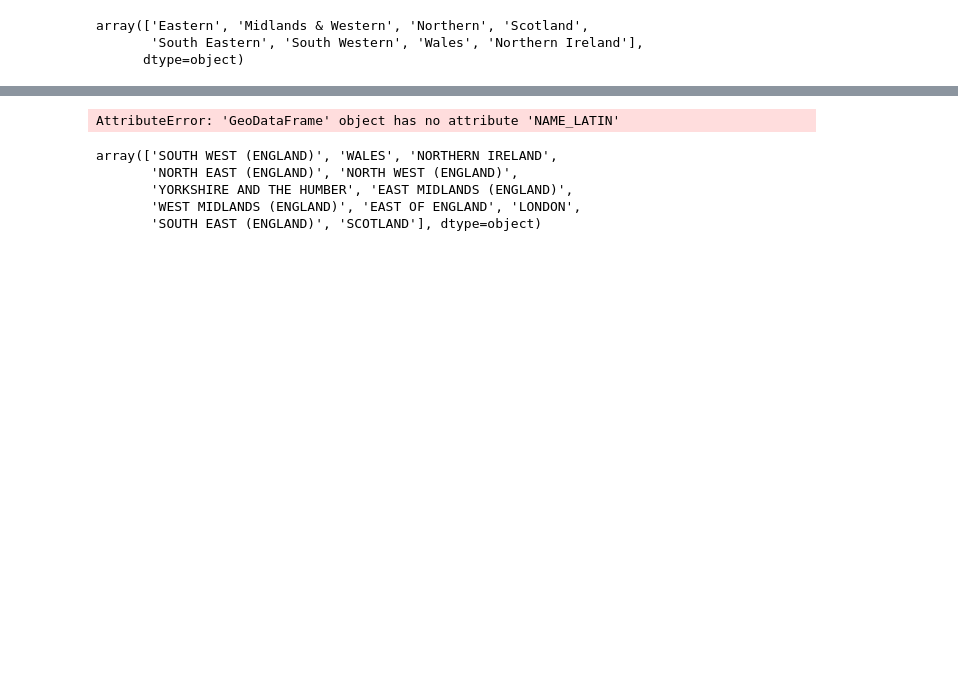
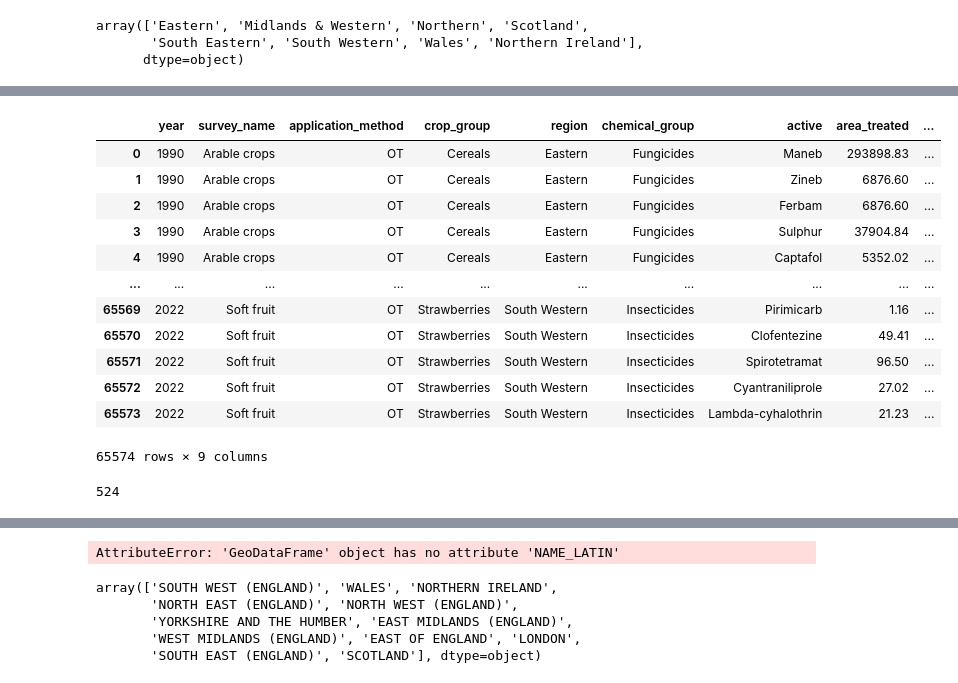
Before and after one commit to jhellingsdata/RADataHub, a Jupyter notebook: misc/fertiliser/map_merge.ipynb, the cells around one changed output, grey strips where cells are left out. Cells and saved outputs as stored; diff of their text form; code cells hidden in the pictures; blank space fills up the shorter version.

```diff
--- a/misc/fertiliser/map_merge.ipynb
+++ b/misc/fertiliser/map_merge.ipynb
@@ -44,0 +202,20 @@ gdf.to_file("/Users/finn/Documents/GitHub/RADataHub/customRegions.geoJson", driv
+# %%
+df
+# %% [output]
+|  | year | survey_name | application_method | crop_group | region | chemical_group | active | area_treated | ... |
+| 0 | 1990 | Arable crops | OT | Cereals | Eastern | Fungicides | Maneb | 293898.83 | ... |
+| 1 | 1990 | Arable crops | OT | Cereals | Eastern | Fungicides | Zineb | 6876.60 | ... |
+| 2 | 1990 | Arable crops | OT | Cereals | Eastern | Fungicides | Ferbam | 6876.60 | ... |
+| 3 | 1990 | Arable crops | OT | Cereals | Eastern | Fungicides | Sulphur | 37904.84 | ... |
+| 4 | 1990 | Arable crops | OT | Cereals | Eastern | Fungicides | Captafol | 5352.02 | ... |
+| ... | ... | ... | ... | ... | ... | ... | ... | ... | ... |
+| 65569 | 2022 | Soft fruit | OT | Strawberries | South Western | Insecticides | Pirimicarb | 1.16 | ... |
+| 65570 | 2022 | Soft fruit | OT | Strawberries | South Western | Insecticides | Clofentezine | 49.41 | ... |
+| 65571 | 2022 | Soft fruit | OT | Strawberries | South Western | Insecticides | Spirotetramat | 96.50 | ... |
+| 65572 | 2022 | Soft fruit | OT | Strawberries | South Western | Insecticides | Cyantraniliprole | 27.02 | ... |
+| 65573 | 2022 | Soft fruit | OT | Strawberries | South Western | Insecticides | Lambda-cyhalothrin | 21.23 | ... |
+65574 rows × 9 columns
+# %%
+len(df.active.value_counts())
+# %% [output]
+524
```
Also changed, not shown: parts of 19 cells of this notebook, 31 other files.
